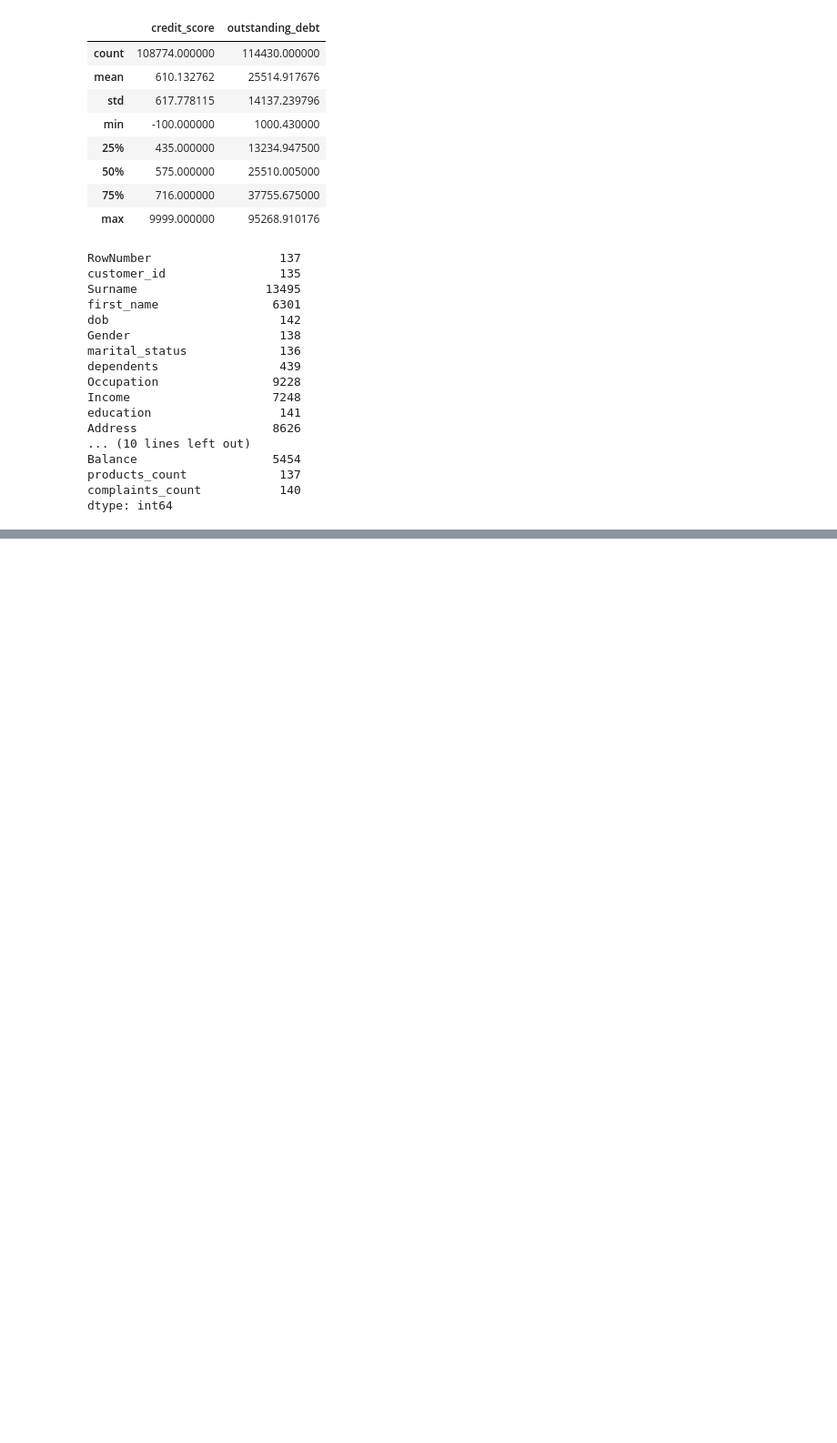
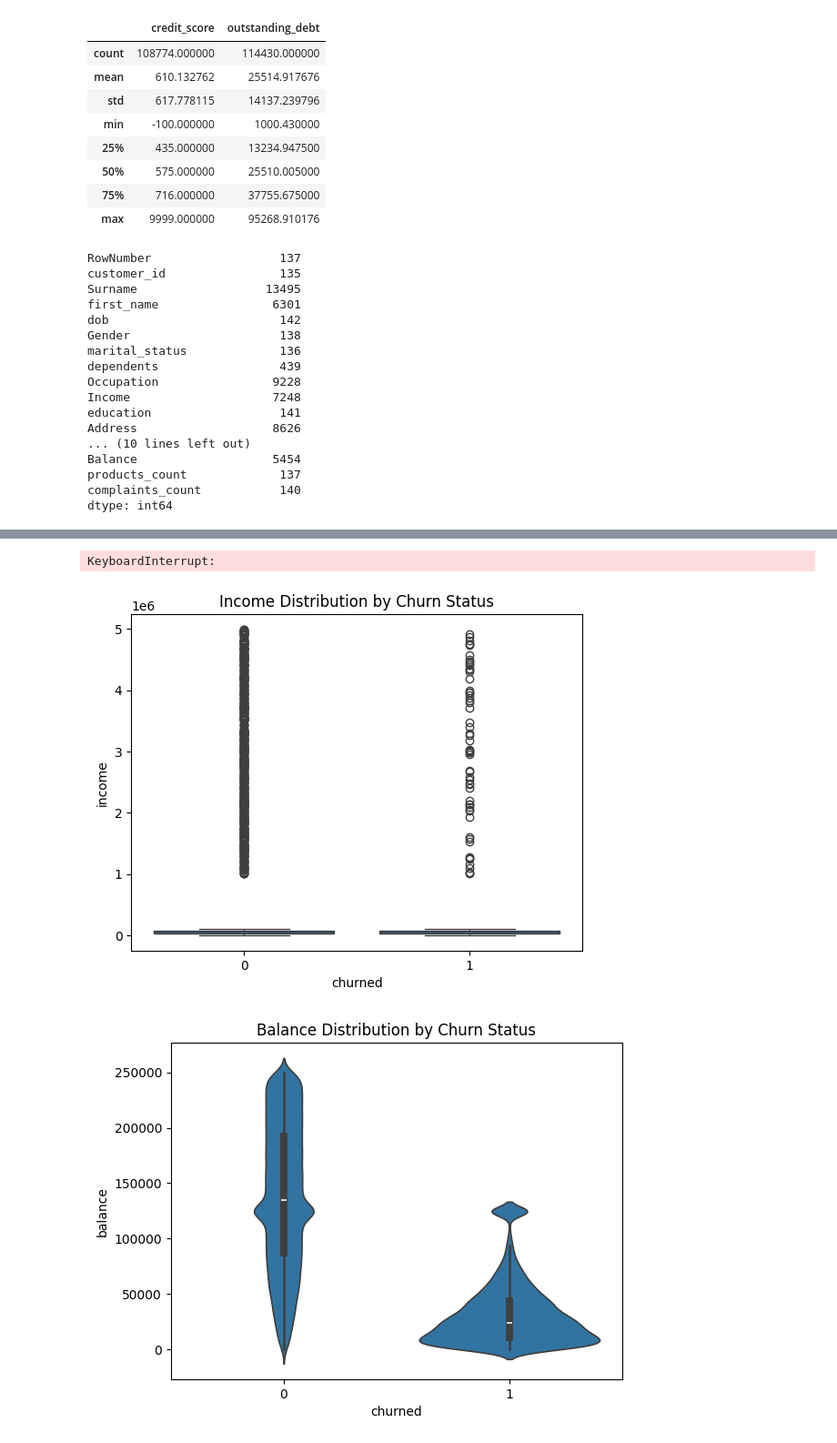
Before and after one commit to SusheniUmayangana/Customer_churn, a Jupyter notebook: FDM_mini_project.ipynb, the cells around one changed output, grey strips where cells are left out. Shown at 91% size. Saved outputs shown, nothing was run; the diff lists cells and outputs as text; code cells hidden in the pictures; blank space fills up the shorter version.

```diff
--- a/FDM_mini_project.ipynb
+++ b/FDM_mini_project.ipynb
@@ -115,0 +233,31 @@ df.to_csv("data/processed/churn_cleaned.csv", index=False)
+# %%
+# Correlation Heatmap
+plt.figure(figsize=(12, 10))
+corr = df.corr(numeric_only=True)
+sns.heatmap(corr, annot=True, cmap='coolwarm')
+plt.show()
+# %% [output]
+KeyboardInterrupt:
+# %%
+# Numerical Features vs. Churn
+
+import seaborn as sns
+import matplotlib.pyplot as plt
+
+# Boxplot: Income vs Churn
+sns.boxplot(x='churned', y='income', data=df)
+plt.title("Income Distribution by Churn Status")
+plt.show()
+
+# Violin plot: Balance vs Churn
+sns.violinplot(x='churned', y='balance', data=df)
+plt.title("Balance Distribution by Churn Status")
+plt.show()
+
+# Boxplot: Tenure vs Churn
+sns.boxplot(x='churned', y='tenure_years', data=df)
+plt.title("Tenure vs Churn")
+plt.show()
+# %% [output]
+[figure, added]
+[figure, added]
```
Also changed, not shown: parts of 13 cells of this notebook.
